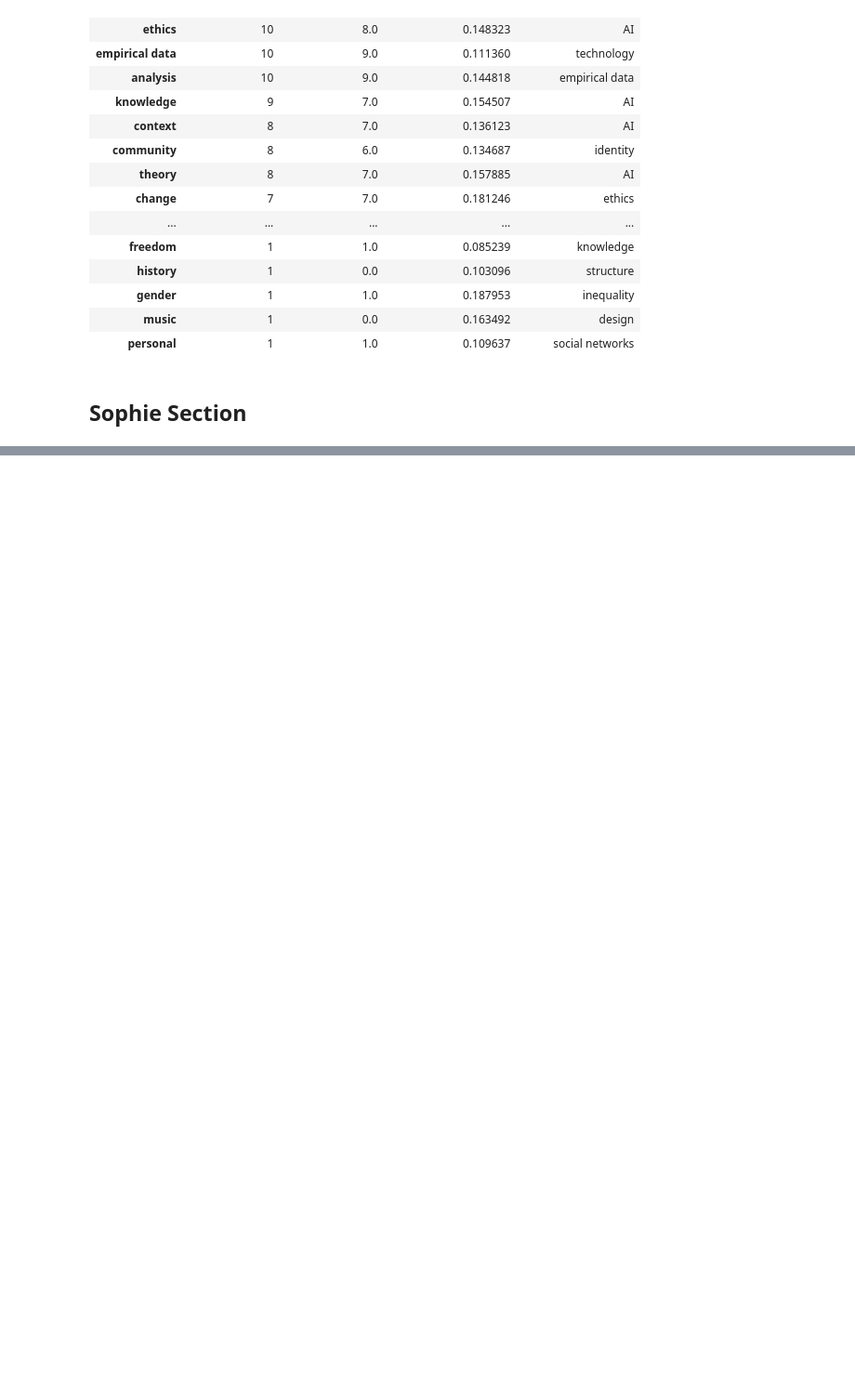
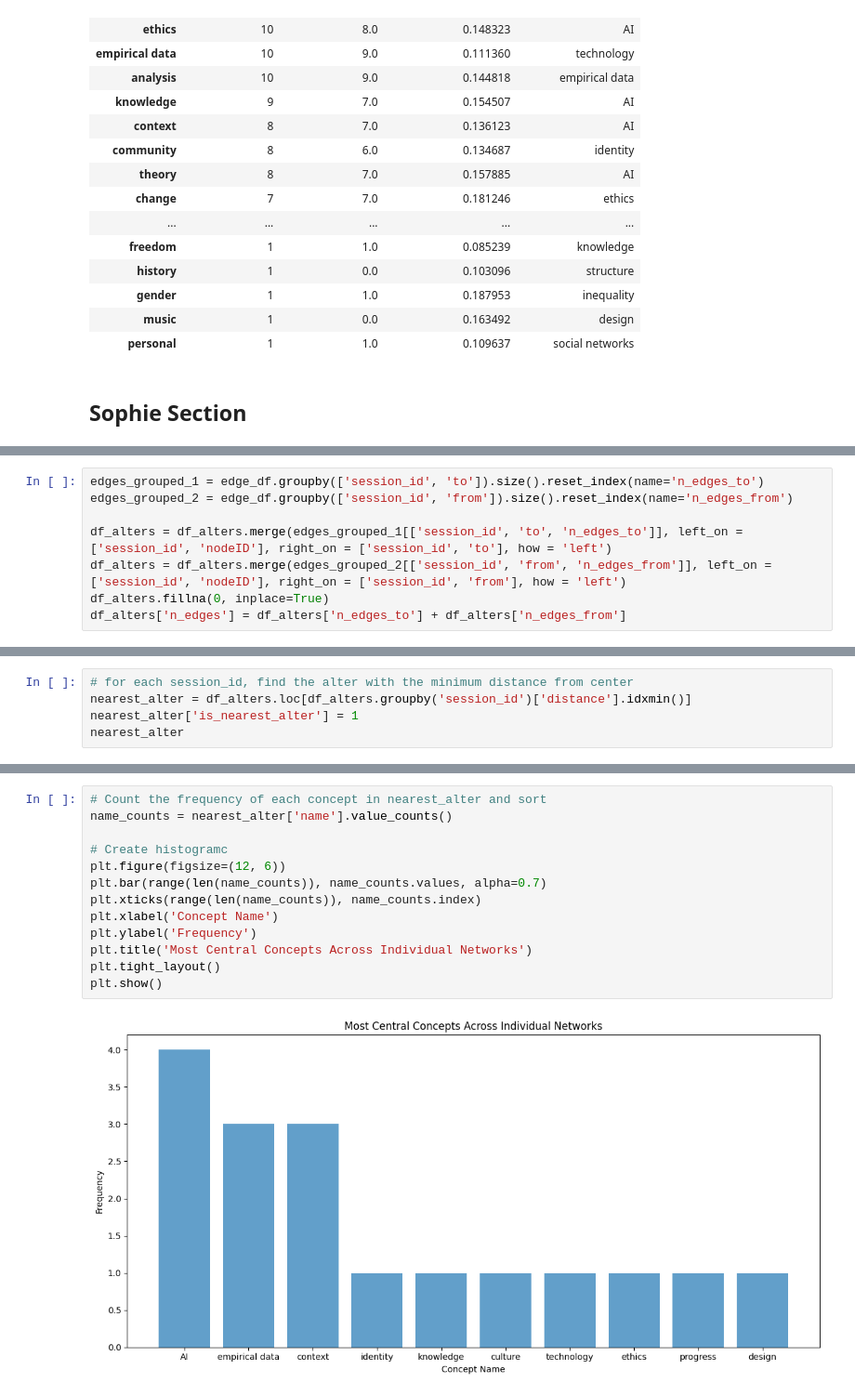
Before and after one commit to isaacbacker/GroupPres_SDS, a Jupyter notebook: Notebooks/network_analysis_group_project.ipynb, the cells around one changed output, grey strips where cells are left out. Shown at 93% size. Drawn from its saved outputs; the diff is of its cells as text; blank space fills up the shorter version.

Commit message:
Centrality analysis

```diff
--- a/Notebooks/network_analysis_group_project.ipynb
+++ b/Notebooks/network_analysis_group_project.ipynb
@@ -428,0 +492,8 @@ df_alters.head()
+# %%
+edges_grouped_1 = edge_df.groupby(['session_id', 'to']).size().reset_index(name='n_edges_to')
+edges_grouped_2 = edge_df.groupby(['session_id', 'from']).size().reset_index(name='n_edges_from')
+
+df_alters = df_alters.merge(edges_grouped_1[['session_id', 'to', 'n_edges_to']], left_on = ['session_id', 'nodeID'], right_on = ['session_id', 'to'], how = 'left')
+df_alters = df_alters.merge(edges_grouped_2[['session_id', 'from', 'n_edges_from']], left_on = ['session_id', 'nodeID'], right_on = ['session_id', 'from'], how = 'left')
+df_alters.fillna(0, inplace=True)
+df_alters['n_edges'] = df_alters['n_edges_to'] + df_alters['n_edges_from']
@@ -428,0 +520,5 @@ df_alters.head()
+# %%
+# for each session_id, find the alter with the minimum distance from center
+nearest_alter = df_alters.loc[df_alters.groupby('session_id')['distance'].idxmin()]
+nearest_alter['is_nearest_alter'] = 1
+nearest_alter
@@ -428,0 +585,15 @@ df_alters.head()
+# %%
+# Count the frequency of each concept in nearest_alter and sort
+name_counts = nearest_alter['name'].value_counts()
+
+# Create histogramc
+plt.figure(figsize=(12, 6))
+plt.bar(range(len(name_counts)), name_counts.values, alpha=0.7)
+plt.xticks(range(len(name_counts)), name_counts.index)
+plt.xlabel('Concept Name')
+plt.ylabel('Frequency')
+plt.title('Most Central Concepts Across Individual Networks')
+plt.tight_layout()
+plt.show()
+# %% [output]
+[figure, added]
```
Also changed, not shown: parts of 15 cells of this notebook, 1 other file.
